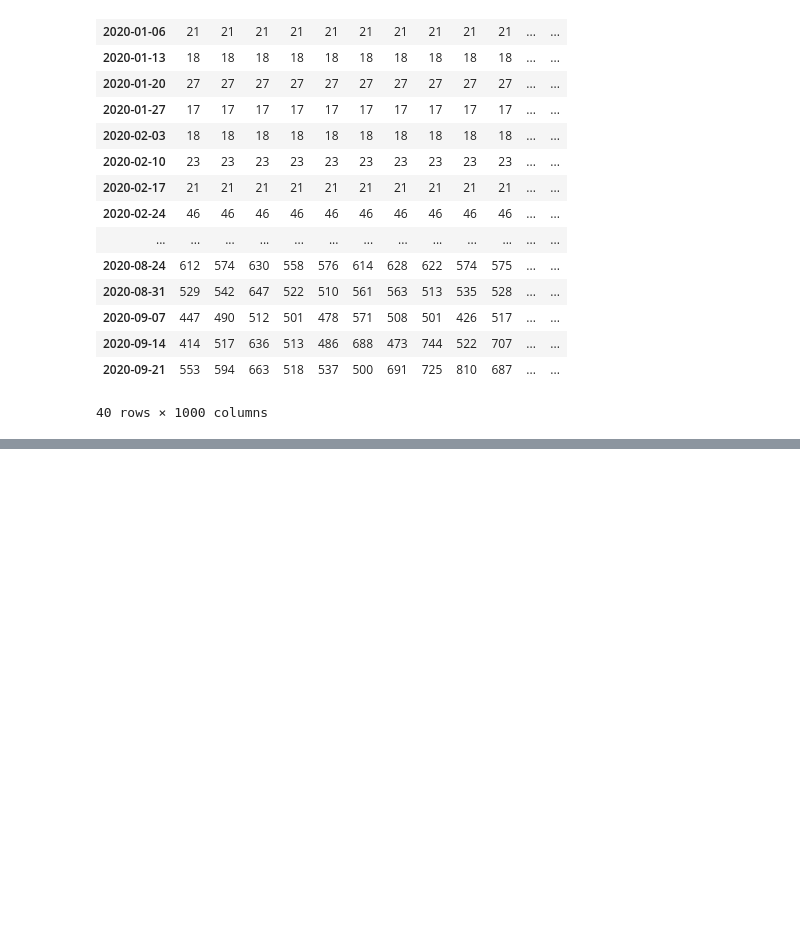
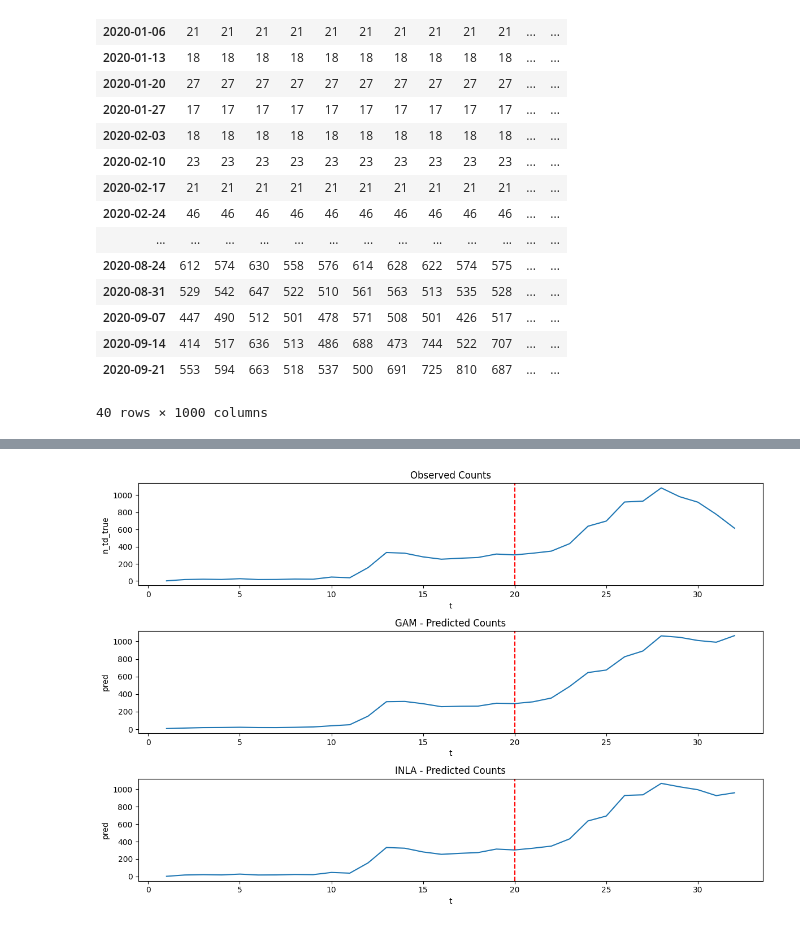
Before and after one commit to dagu84/epidem, a Jupyter notebook: python_files/test.ipynb, the cells around one changed output, grey strips where cells are left out. Drawn from its saved outputs; the diff is of its cells as text; code cells hidden in the pictures; blank space fills up the shorter version.

```diff
--- a/python_files/test.ipynb
+++ b/python_files/test.ipynb
@@ -242,0 +295,4 @@ posterior
+# %%
+# cutoff 1
+gam_pred, gam_ci, gam_posterior = create_and_train_gam(r_path='gam_model.r', data_path='untrimmed_data.csv', cutoff=30)
+inla_pred, inla_posterior = create_and_train_inla(r_path='inla_model.r', data_path='untrimmed_data.csv', cutoff=30)
@@ -242,0 +323,21 @@ posterior
+# %%
+gam_viz = gam_pred.groupby('t').agg({'n_td_true':'sum', 'pred':'sum'})
+inla_viz = inla_pred.groupby('t').agg({'n_td_true':'sum', 'pred':'sum'})
+
+fig, ax = plt.subplots(3, 1, figsize=(12, 8))
+
+sns.lineplot(gam_viz, x='t', y='n_td_true', ax=ax[0])
+ax[0].set_title('Observed Counts')
+ax[0].axvline(20, color='red', linestyle='--')
+
+sns.lineplot(gam_viz, x='t', y='pred', ax=ax[1])
+ax[1].set_title('GAM - Predicted Counts')
+ax[1].axvline(20, color='red', linestyle='--')
+
+sns.lineplot(inla_viz, x='t', y='pred', ax=ax[2])
+ax[2].set_title('INLA - Predicted Counts')
+ax[2].axvline(20, color='red', linestyle='--')
+
+plt.tight_layout()
+# %% [output]
+[figure, added]
```
Also changed, not shown: parts of 8 cells of this notebook, 7 other files.
